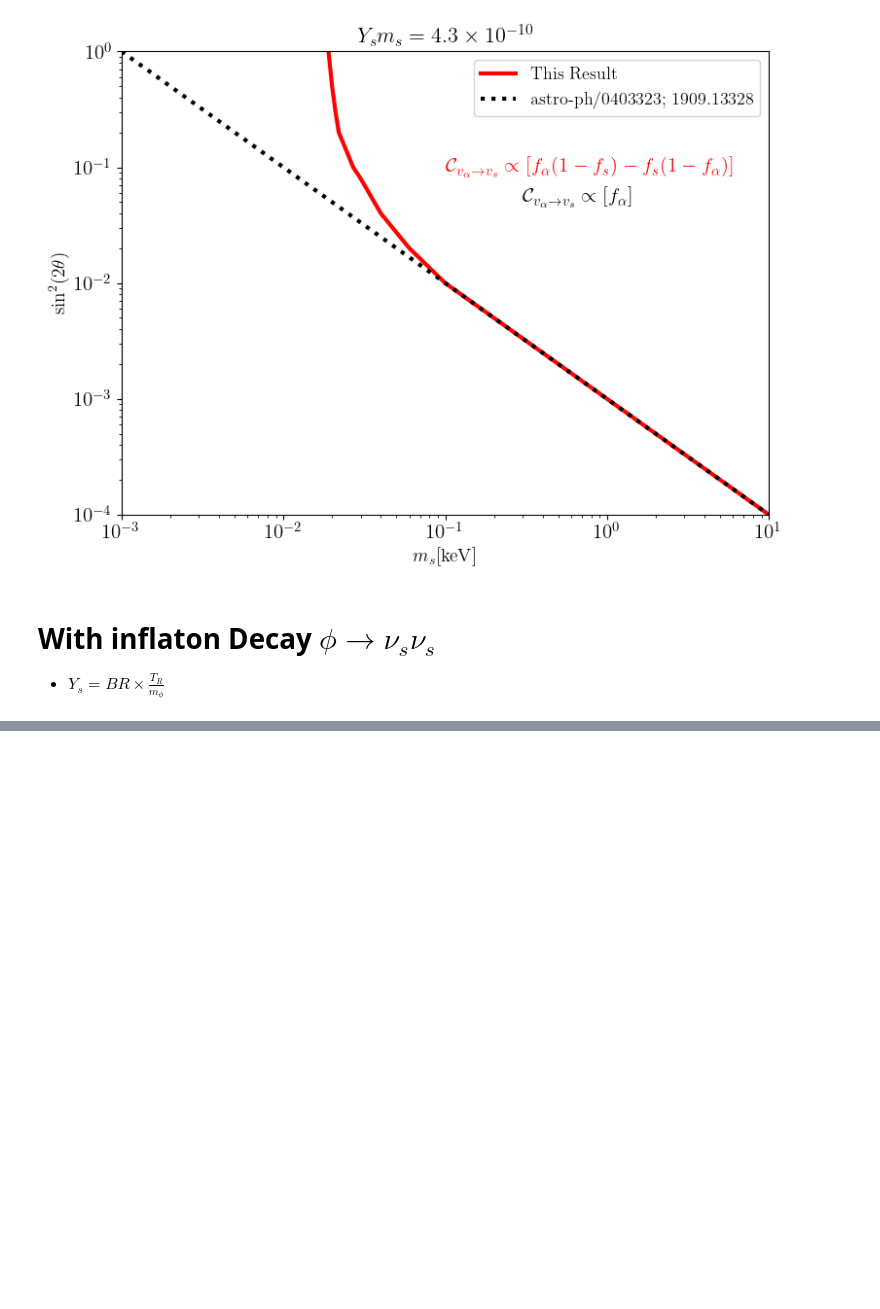
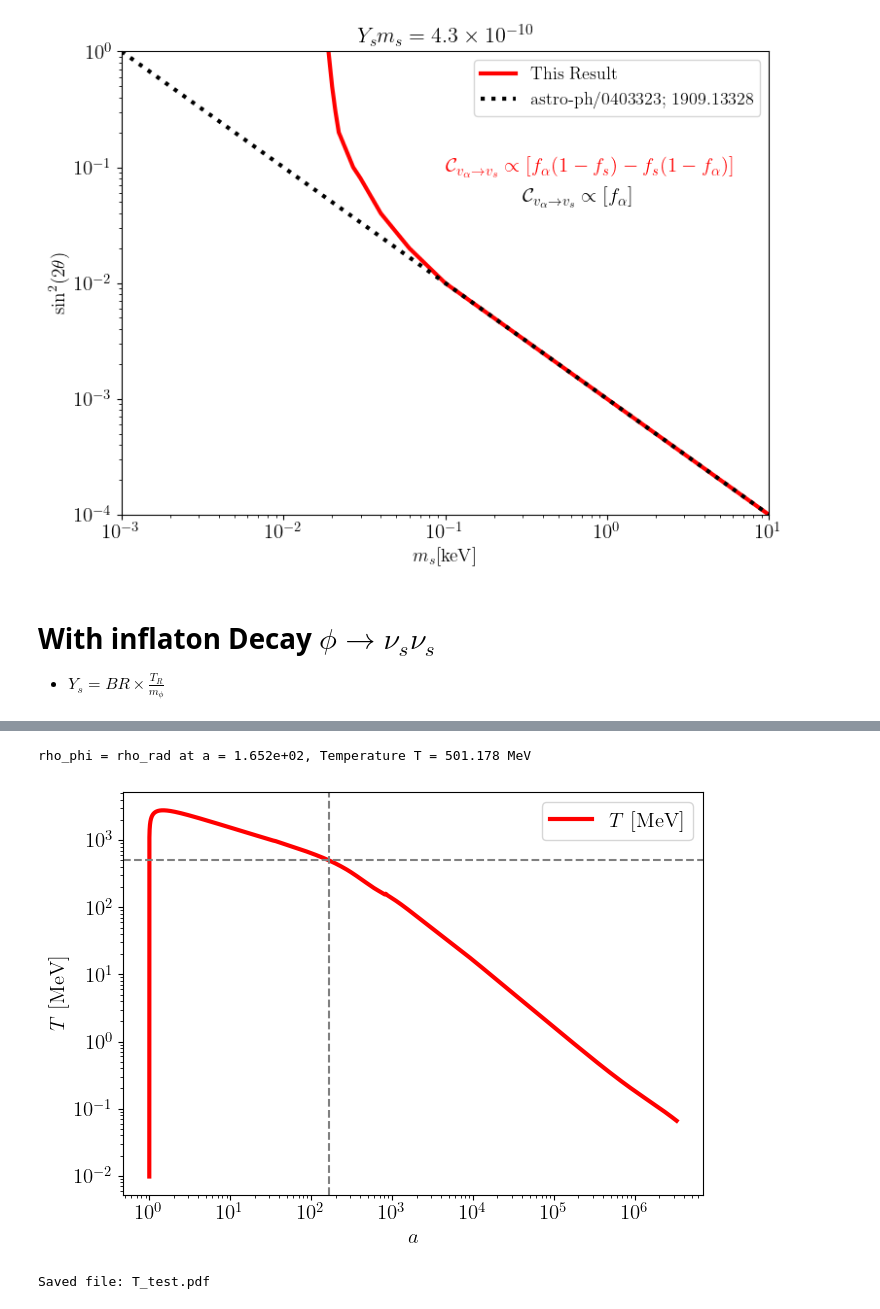
Before and after one commit to yongxuDM/Sterile-Neutrino, a Jupyter notebook: Sterile.ipynb, the cells around one changed output, grey strips where cells are left out. Drawn from its saved outputs; the diff is of its cells as text; code cells hidden in the pictures; blank space fills up the shorter version.

```diff
--- a/Sterile.ipynb
+++ b/Sterile.ipynb
@@ -1168,3 +1191,7 @@ res_test["Y_s"][-1] * 5*1e-6
 # %%
-plot_temperature_evolution(res_test, filename="T_Trh_5MeV_test.pdf")
+plot_temperature_evolution(res_test, filename="T_test.pdf")
+# %% [output]
+rho_phi = rho_rad at a = 1.652e+02, Temperature T = 501.178 MeV
+[figure, added]
+Saved file: T_test.pdf
 # %%
```
Also changed, not shown: parts of 13 cells of this notebook.
